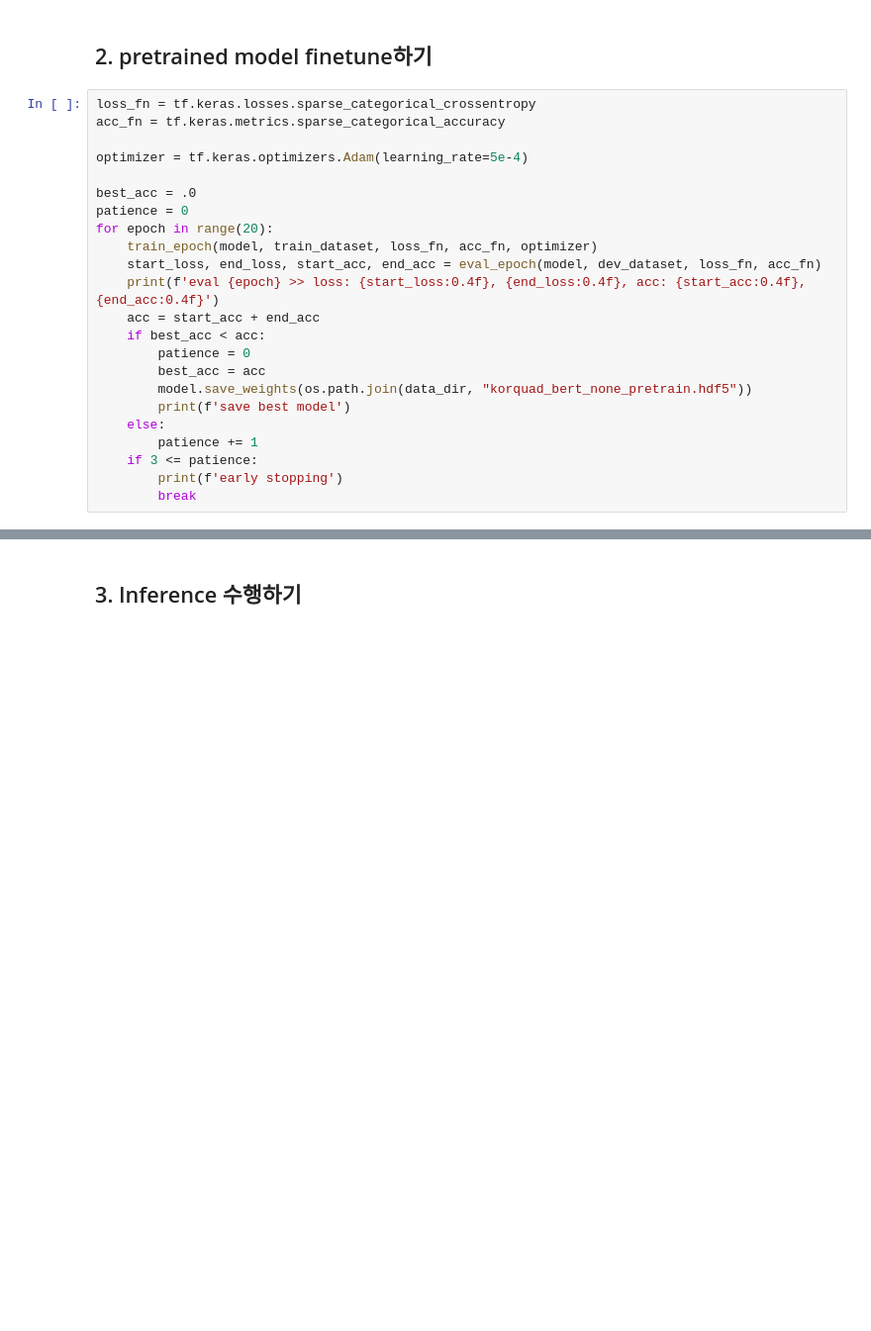
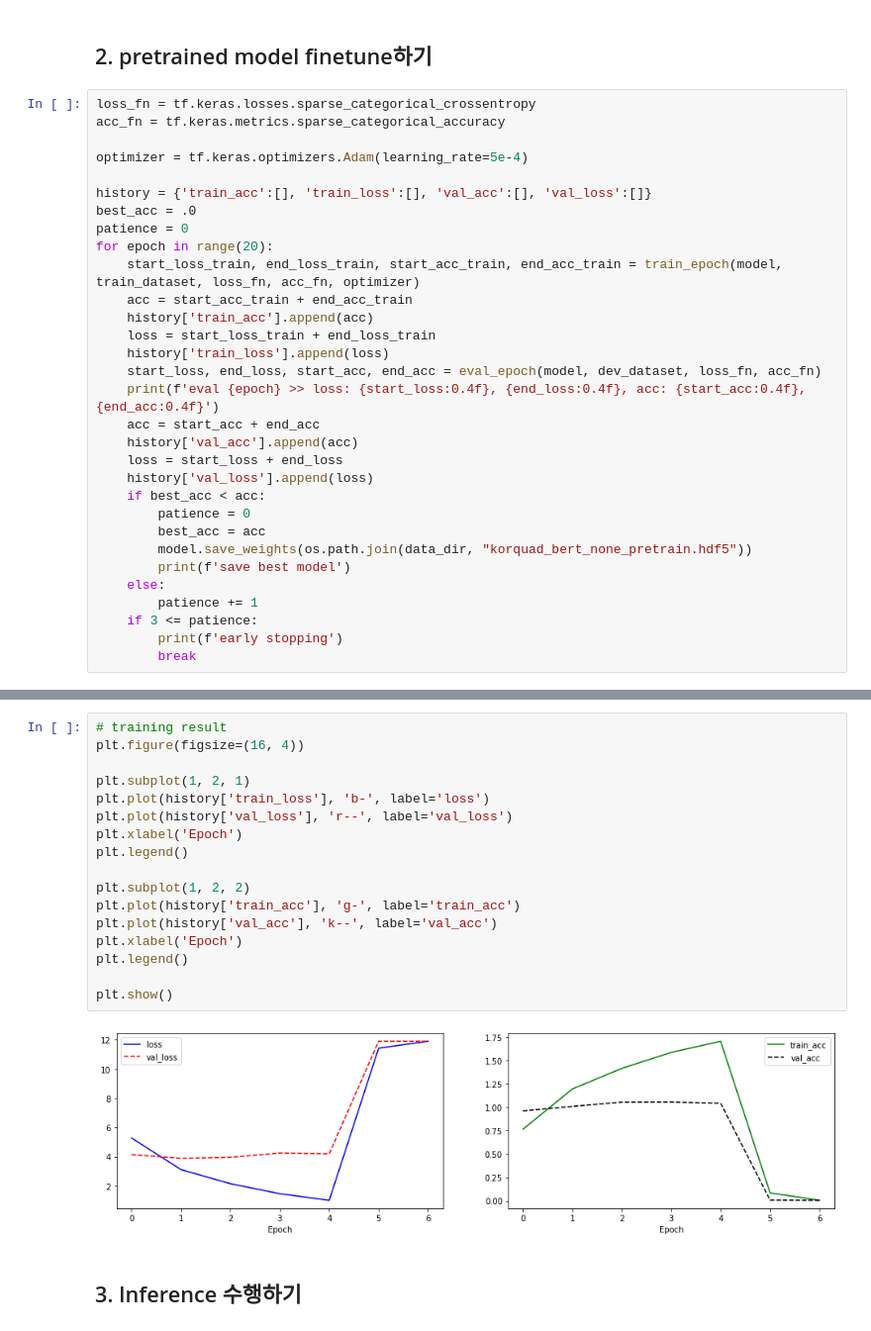
Before and after one commit to hyelimchoi1223/AIFFEL, a Jupyter notebook: exploration/[E-17]Pretrained_Model_uses.ipynb, the cells around one changed output, grey strips where cells are left out. Shown: that part at 99% size. Saved outputs shown, nothing was run; the diff lists cells and outputs as text; blank space fills up the shorter version.

```diff
--- a/exploration/[E-17]Pretrained_Model_uses.ipynb
+++ b/exploration/[E-17]Pretrained_Model_uses.ipynb
@@ -1190,13 +1190,21 @@ acc_fn = tf.keras.metrics.sparse_categorical_accuracy
 
 optimizer = tf.keras.optimizers.Adam(learning_rate=5e-4)
 
+history = {'train_acc':[], 'train_loss':[], 'val_acc':[], 'val_loss':[]}
 best_acc = .0
 patience = 0
 for epoch in range(20):
-    train_epoch(model, train_dataset, loss_fn, acc_fn, optimizer)
+    start_loss_train, end_loss_train, start_acc_train, end_acc_train = train_epoch(model, train_dataset, loss_fn, acc_fn, optimizer)
+    acc = start_acc_train + end_acc_train
+    history['train_acc'].append(acc)
+    loss = start_loss_train + end_loss_train
+    history['train_loss'].append(loss)
     start_loss, end_loss, start_acc, end_acc = eval_epoch(model, dev_dataset, loss_fn, acc_fn)
     print(f'eval {epoch} >> loss: {start_loss:0.4f}, {end_loss:0.4f}, acc: {start_acc:0.4f}, {end_acc:0.4f}')
     acc = start_acc + end_acc
+    history['val_acc'].append(acc)
+    loss = start_loss + end_loss
+    history['val_loss'].append(loss)
     if best_acc < acc:
         patience = 0
         best_acc = acc
@@ -1210,3 +1231,22 @@ for epoch in range(20):
+# %%
+# training result
+plt.figure(figsize=(16, 4))
+
+plt.subplot(1, 2, 1)
+plt.plot(history['train_loss'], 'b-', label='loss')
+plt.plot(history['val_loss'], 'r--', label='val_loss')
+plt.xlabel('Epoch')
+plt.legend()
+
+plt.subplot(1, 2, 2)
+plt.plot(history['train_acc'], 'g-', label='train_acc')
+plt.plot(history['val_acc'], 'k--', label='val_acc')
+plt.xlabel('Epoch')
+plt.legend()
+
+plt.show()
+# %% [output]
+[figure, added]
 # %% [markdown]
 ## 3. Inference 수행하기
 # %%
```
Also changed, not shown: parts of 7 cells of this notebook.
